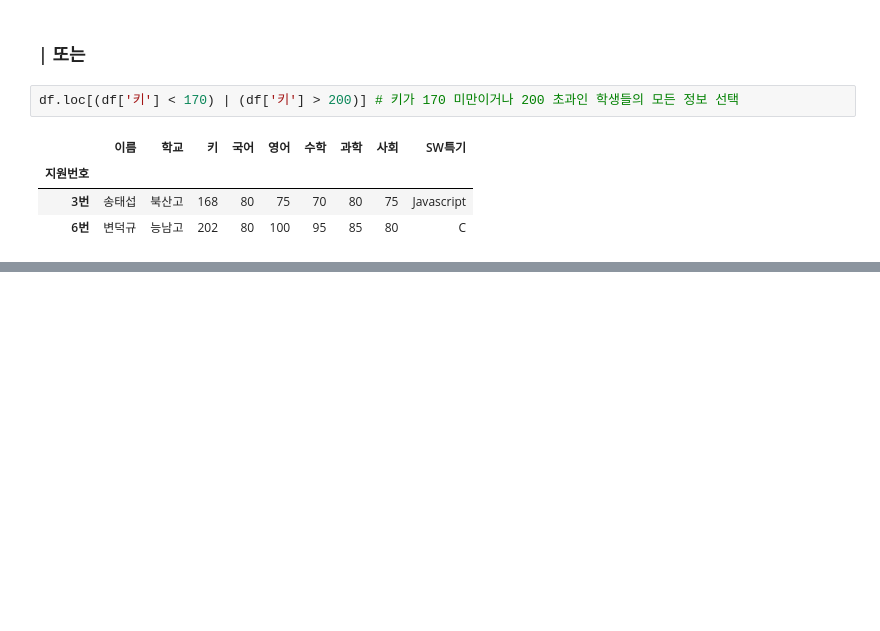
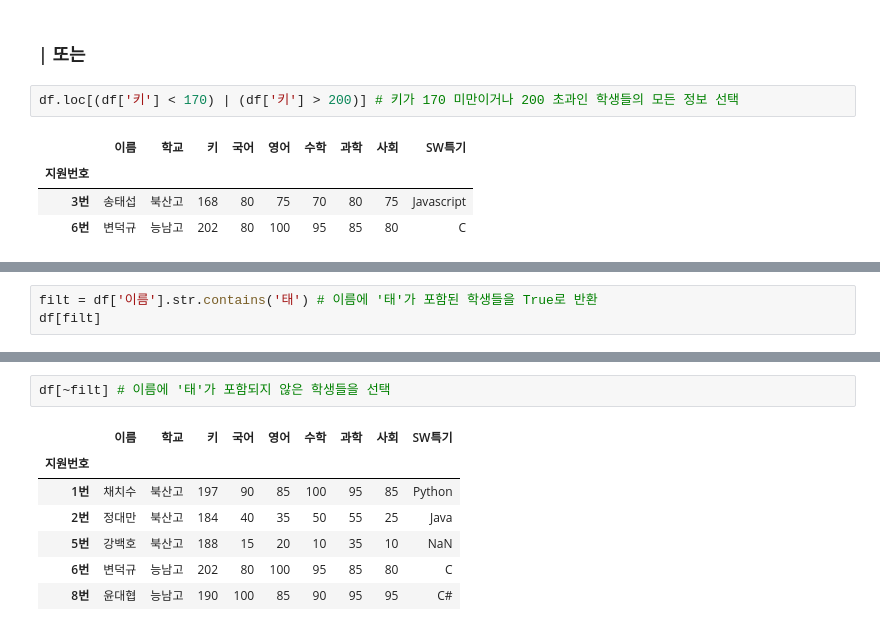
Before and after one commit to Seung-zedd/pandas-matplotlib-numpy, a Jupyter notebook: Pandas/09_데이터 선택 (조건).ipynb, the cells around one changed output, grey strips where cells are left out. Drawn from its saved outputs; the diff is of its cells as text; blank space fills up the shorter version.

```diff
--- a/Pandas/09_데이터 선택 (조건).ipynb
+++ b/Pandas/09_데이터 선택 (조건).ipynb
@@ -103,0 +113,3 @@ df.loc[(df['키'] < 170) | (df['키'] > 200)] # 키가 170 미만이거나 200
+# %%
+filt = df['이름'].str.contains('태') # 이름에 '태'가 포함된 학생들을 True로 반환
+df[filt]
@@ -103,0 +122,10 @@ df.loc[(df['키'] < 170) | (df['키'] > 200)] # 키가 170 미만이거나 200
+# %%
+df[~filt] # 이름에 '태'가 포함되지 않은 학생들을 선택
+# %% [output]
+|  | 이름 | 학교 | 키 | 국어 | 영어 | 수학 | 과학 | 사회 | SW특기 |
+| 지원번호 |  |  |  |  |  |  |  |  |  |
+| 1번 | 채치수 | 북산고 | 197 | 90 | 85 | 100 | 95 | 85 | Python |
+| 2번 | 정대만 | 북산고 | 184 | 40 | 35 | 50 | 55 | 25 | Java |
+| 5번 | 강백호 | 북산고 | 188 | 15 | 20 | 10 | 35 | 10 | NaN |
+| 6번 | 변덕규 | 능남고 | 202 | 80 | 100 | 95 | 85 | 80 | C |
+| 8번 | 윤대협 | 능남고 | 190 | 100 | 85 | 90 | 95 | 95 | C# |
```
Also changed, not shown: parts of 6 cells of this notebook.
